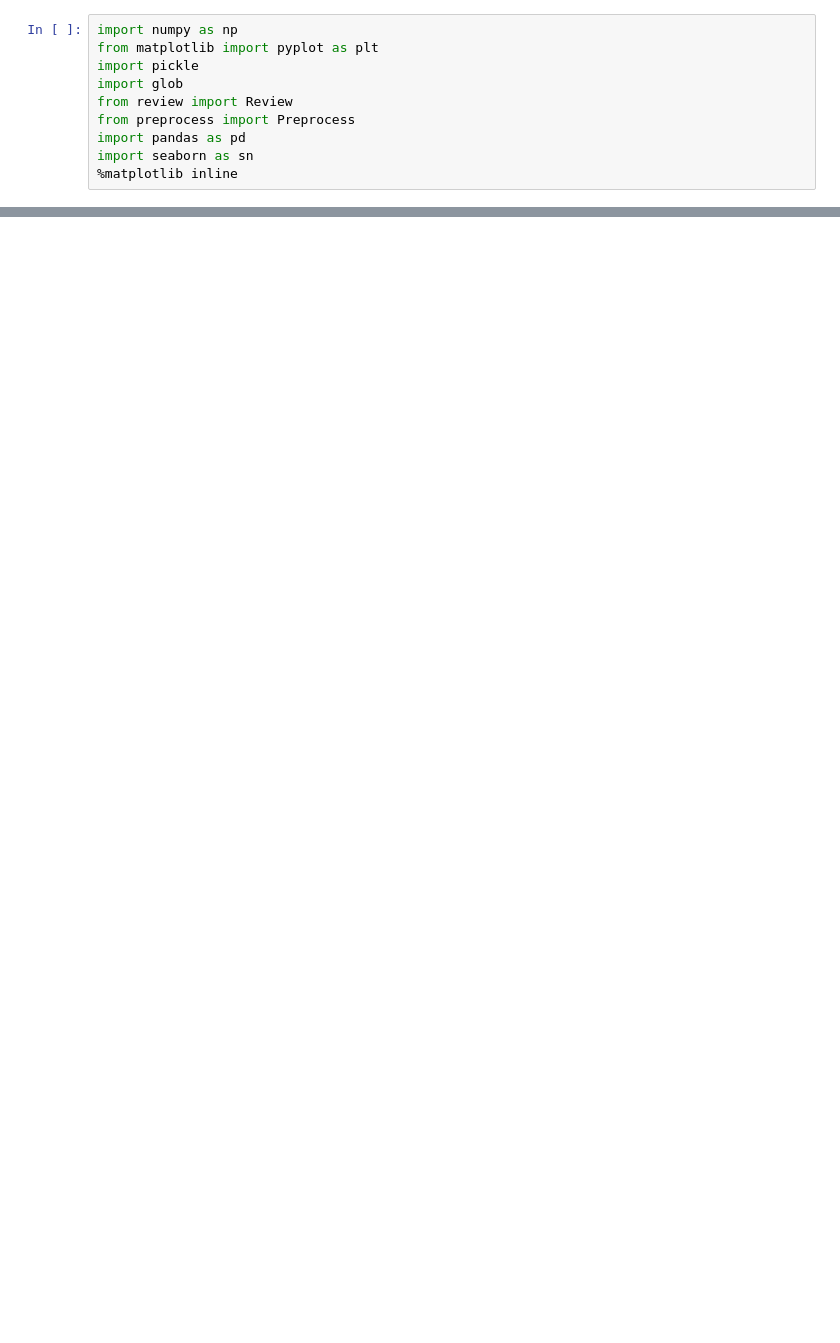
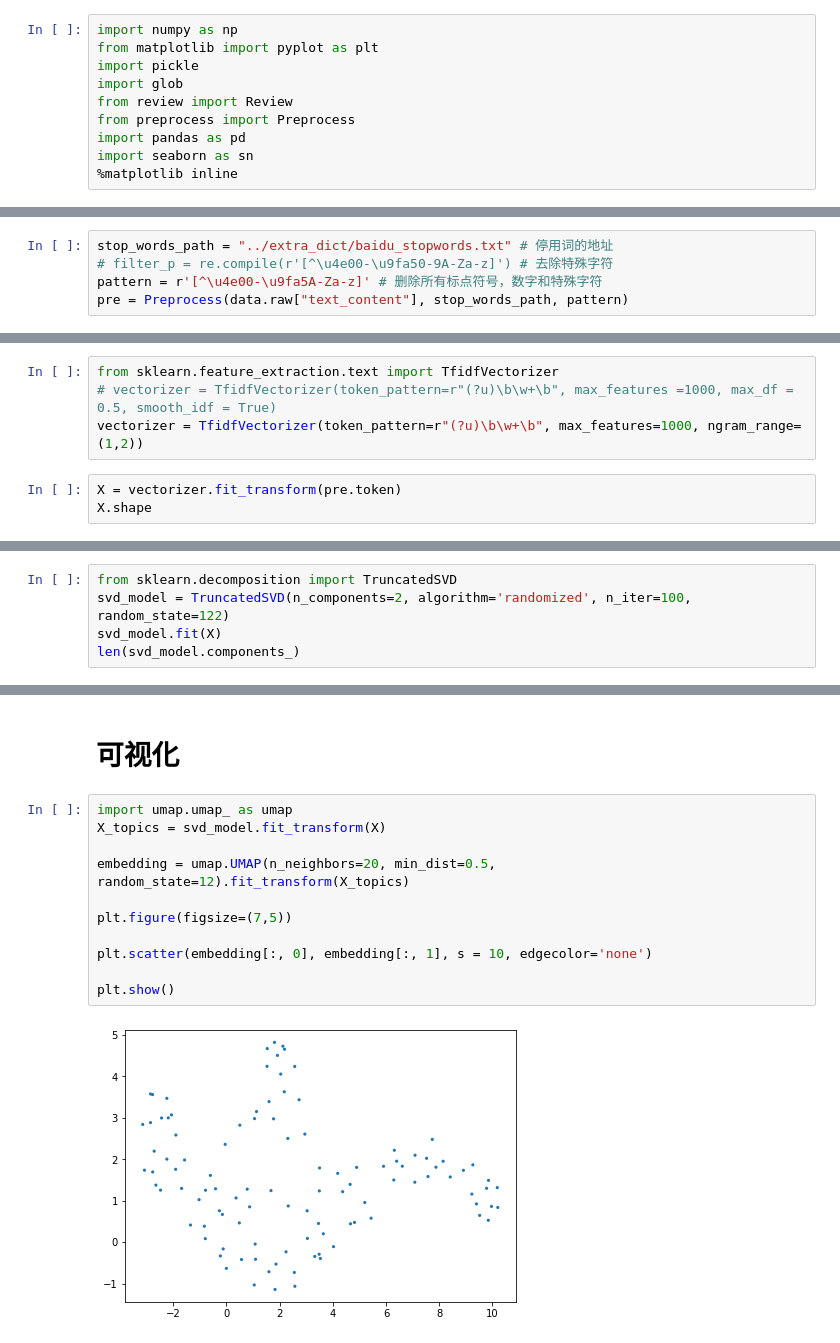
Before and after one commit to dcyril233/steam_reviews, a Jupyter notebook: code/test.ipynb, the cells around one changed output, grey strips where cells are left out. Cells and saved outputs as stored; diff of their text form; blank space fills up the shorter version.

Commit message:
preprocess and lsa analyze

```diff
--- a/code/test.ipynb
+++ b/code/test.ipynb
@@ -21,0 +26,5 @@ data.row.head()
+# %%
+stop_words_path = "../extra_dict/baidu_stopwords.txt" # 停用词的地址
+# filter_p = re.compile(r'[^\u4e00-\u9fa50-9A-Za-z]') # 去除特殊字符
+pattern = r'[^\u4e00-\u9fa5A-Za-z]' # 删除所有标点符号，数字和特殊字符
+pre = Preprocess(data.raw["text_content"], stop_words_path, pattern)
@@ -21,0 +58,7 @@ data.row.head()
+# %%
+from sklearn.feature_extraction.text import TfidfVectorizer
+# vectorizer = TfidfVectorizer(token_pattern=r"(?u)\b\w+\b", max_features =1000, max_df = 0.5, smooth_idf = True)
+vectorizer = TfidfVectorizer(token_pattern=r"(?u)\b\w+\b", max_features=1000, ngram_range=(1,2))
+# %%
+X = vectorizer.fit_transform(pre.token)
+X.shape
@@ -21,0 +69,5 @@ data.row.head()
+# %%
+from sklearn.decomposition import TruncatedSVD
+svd_model = TruncatedSVD(n_components=2, algorithm='randomized', n_iter=100, random_state=122)
+svd_model.fit(X)
+len(svd_model.components_)
@@ -21,0 +91,15 @@ data.row.head()
+# %% [markdown]
+# 可视化
+# %%
+import umap.umap_ as umap
+X_topics = svd_model.fit_transform(X)
+
+embedding = umap.UMAP(n_neighbors=20, min_dist=0.5, random_state=12).fit_transform(X_topics)
+
+plt.figure(figsize=(7,5))
+
+plt.scatter(embedding[:, 0], embedding[:, 1], s = 10, edgecolor='none')
+
+plt.show()
+# %% [output]
+[figure, added]
```
Also changed, not shown: parts of 11 cells of this notebook, 3 other files.
